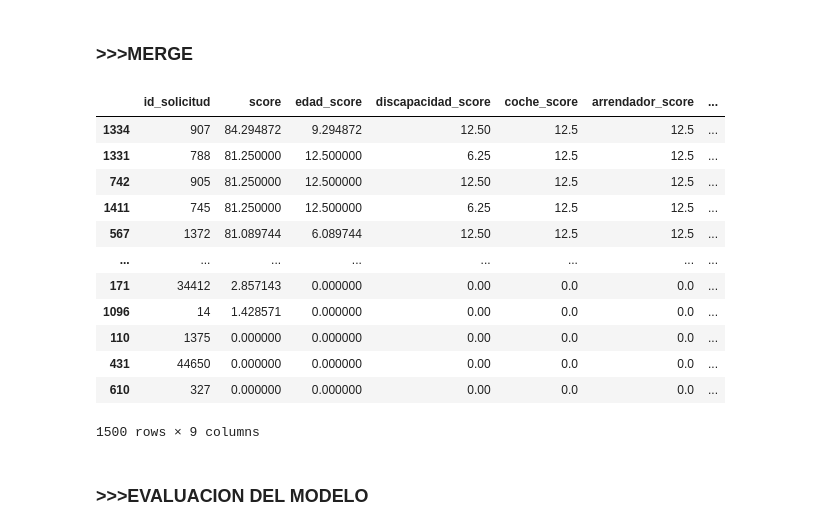
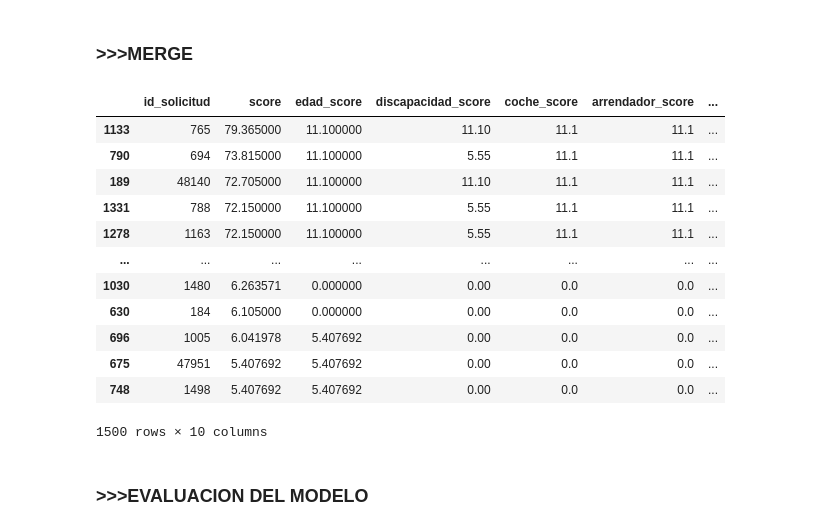
Before and after one commit to Equipo-1-FS-JAASC/Data-project-1, a Jupyter notebook: bbdd/scoring_jupyter.ipynb, the cells around one changed output. Saved outputs shown, nothing was run; the diff lists cells and outputs as text; code cells hidden in the pictures.

```diff
--- a/bbdd/scoring_jupyter.ipynb
+++ b/bbdd/scoring_jupyter.ipynb
@@ -18,7 +18,7 @@ connection_string = f"dbname={dbname} user={user} password={password} host={host
 try:
     with psycopg2.connect(connection_string) as connection:
         # Consulta para concatenar las tablas
-        query_concatenar = """
+        query_concatenar_1 = """
                             SELECT
                                 u.dni,
                                 u.nombre,
@@ -47,24 +47,32 @@ try:
                             JOIN familia_numerosa AS fn ON u.dni = fn.dni
                             JOIN patrimonio AS p ON u.dni = p.dni
                             JOIN historial_usuarios AS h ON u.dni = h.dni;
-                        """
+                            """
+        query_concatenar_2 = """SELECT
+                                u.dni, u.id_solicitud, s.*
+                                FROM usuarios u
+                                LEFT JOIN solicitudes s ON u.id_solicitud = s.id_solicitud;
+                                """
+
 
         # Crear un DataFrame con los resultados de la consulta concatenada
-        df = pd.read_sql_query(query_concatenar, connection)
+        df = pd.read_sql_query(query_concatenar_1, connection)
+        df_2 = pd.read_sql_query(query_concatenar_2, connection)
 
 except psycopg2.Error as e:
     print(f"Error al conectar a la base de datos: {e}")
 
 #>>>>>Ponderaciones<<<<<<#
-edad_weight = 0.125
-discapacidad_weight = 0.125
-familia_weight = 0.125
-renta_wheigt = 0.125
-coche_wight = 0.125
-oficio_especial_wight = 0.125
-arrendador_wight = 0.125
-participacion_previa_weight = 0.125
-
+edad_weight = 0.111
+discapacidad_weight = 0.111
+familia_weight = 0.111
+renta_wheigt = 0.111
+coche_wight = 0.111
+oficio_especial_wight = 0.111
+arrendador_wight = 0.111
+participacion_previa_weight = 0.111
+patrimonio_weight = 0.111
+renta_weight = 0.111
 df
 # %% [output]
 |  | dni | nombre | apellido | edad | fecha_de_nacimiento | id_solicitud | usuario_solicitante | ... |
@@ -575,6 +706,7 @@ print(tabla_frecuencia)
 score_merged = pd.merge(df_edad, df_discapacidad, on='dni', how='inner')\
               .merge(df_coche_arrendador_oficio, on='dni', how='inner')\
               .merge(df_participacion_previa, on='dni', how='inner')\
+              .merge(df_patrimonio, on='dni', how='inner')\
               .merge(df_familia, on='dni', how='inner')
 
 
@@ -595,45 +727,47 @@ score_merged_weighted = score_merged.loc[:, [
                                             'score_discapacidad_weighted',
                                             'score_coche_weighted',
                                             'score_arrendador_weighted',
                                             'score_oficio_especial_weighted',
                                             'score_familia_weighted',
+                                            'score_patrimonio_weighted',
                                             'score_participacion_previa_weighted']]
 
 
 
 score_merged_weighted_rename = {
 
     'id_solicitud': 'id_solicitud',
     'score_total': 'score',
     'score_edad_weighted': 'edad_score',
     'score_discapacidad_weighted': 'discapacidad_score',
     'score_coche_weighted': 'coche_score',
     'score_arrendador_weighted': 'arrendador_score',
     'score_oficio_especial_weighted': 'oficio_especial_score',
     'score_participacion_previa_weighted': 'participacion_previa_score',
+    'score_patrimonio_weighted': 'patrimonio_score',
     'score_familia_weighted': 'familia_score'
 
 }
 
 # Renombrar todas las columnas
 score_merged_weighted = score_merged_weighted.rename(columns=score_merged_weighted_rename)
 
 
 score_merged_weighted
 # %% [output]
 |  | id_solicitud | score | edad_score | discapacidad_score | coche_score | arrendador_score | ... |
-| 1334 | 907 | 84.294872 | 9.294872 | 12.50 | 12.5 | 12.5 | ... |
-| 1331 | 788 | 81.250000 | 12.500000 | 6.25 | 12.5 | 12.5 | ... |
-| 742 | 905 | 81.250000 | 12.500000 | 12.50 | 12.5 | 12.5 | ... |
-| 1411 | 745 | 81.250000 | 12.500000 | 6.25 | 12.5 | 12.5 | ... |
-| 567 | 1372 | 81.089744 | 6.089744 | 12.50 | 12.5 | 12.5 | ... |
+| 1133 | 765 | 79.365000 | 11.100000 | 11.10 | 11.1 | 11.1 | ... |
+| 790 | 694 | 73.815000 | 11.100000 | 5.55 | 11.1 | 11.1 | ... |
+| 189 | 48140 | 72.705000 | 11.100000 | 11.10 | 11.1 | 11.1 | ... |
+| 1331 | 788 | 72.150000 | 11.100000 | 5.55 | 11.1 | 11.1 | ... |
+| 1278 | 1163 | 72.150000 | 11.100000 | 5.55 | 11.1 | 11.1 | ... |
 | ... | ... | ... | ... | ... | ... | ... | ... |
-| 171 | 34412 | 2.857143 | 0.000000 | 0.00 | 0.0 | 0.0 | ... |
-| 1096 | 14 | 1.428571 | 0.000000 | 0.00 | 0.0 | 0.0 | ... |
-| 110 | 1375 | 0.000000 | 0.000000 | 0.00 | 0.0 | 0.0 | ... |
-| 431 | 44650 | 0.000000 | 0.000000 | 0.00 | 0.0 | 0.0 | ... |
-| 610 | 327 | 0.000000 | 0.000000 | 0.00 | 0.0 | 0.0 | ... |
+| 1030 | 1480 | 6.263571 | 0.000000 | 0.00 | 0.0 | 0.0 | ... |
+| 630 | 184 | 6.105000 | 0.000000 | 0.00 | 0.0 | 0.0 | ... |
+| 696 | 1005 | 6.041978 | 5.407692 | 0.00 | 0.0 | 0.0 | ... |
+| 675 | 47951 | 5.407692 | 5.407692 | 0.00 | 0.0 | 0.0 | ... |
+| 748 | 1498 | 5.407692 | 5.407692 | 0.00 | 0.0 | 0.0 | ... |
-1500 rows × 9 columns
+1500 rows × 10 columns
 # %% [markdown]
 ### >>>EVALUACION DEL MODELO
 # %%
```
Also changed, not shown: parts of 13 cells of this notebook, 1 other file.
